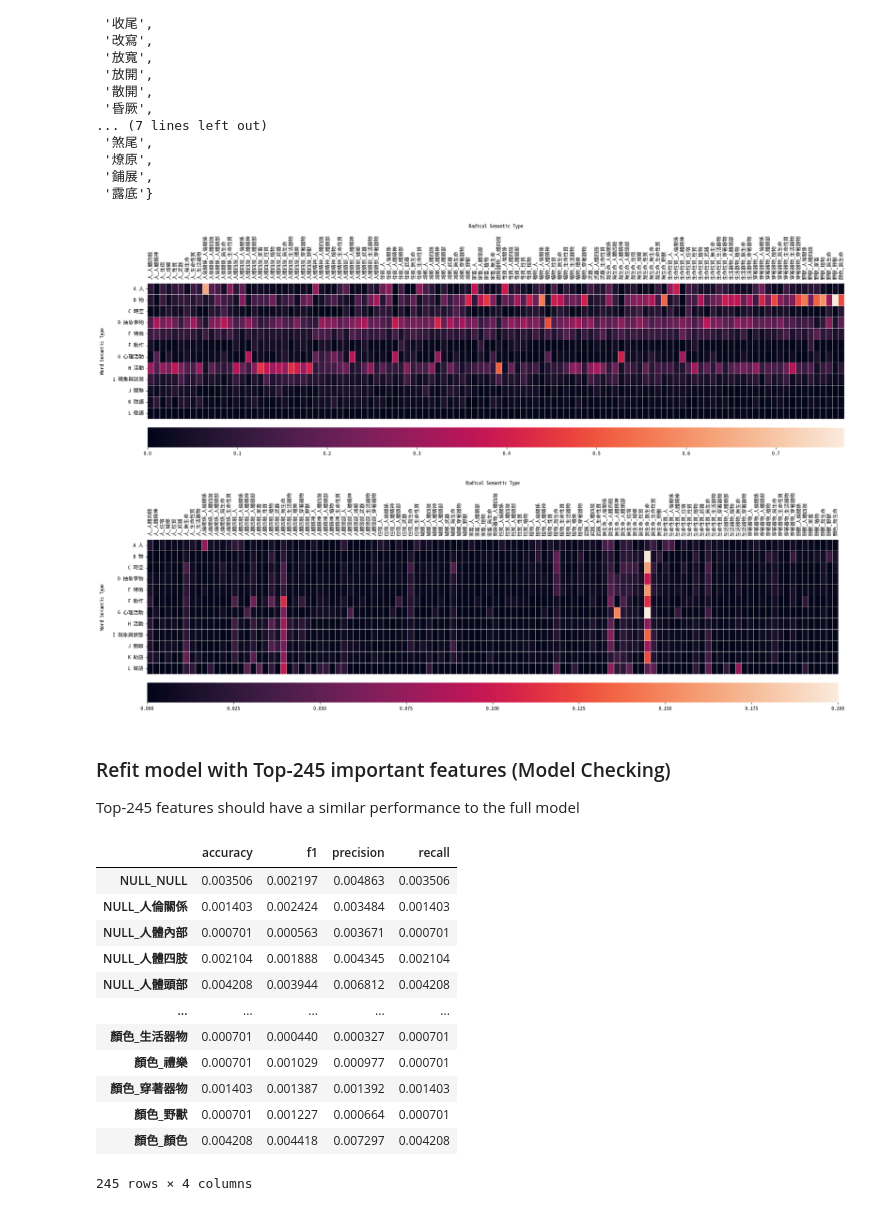
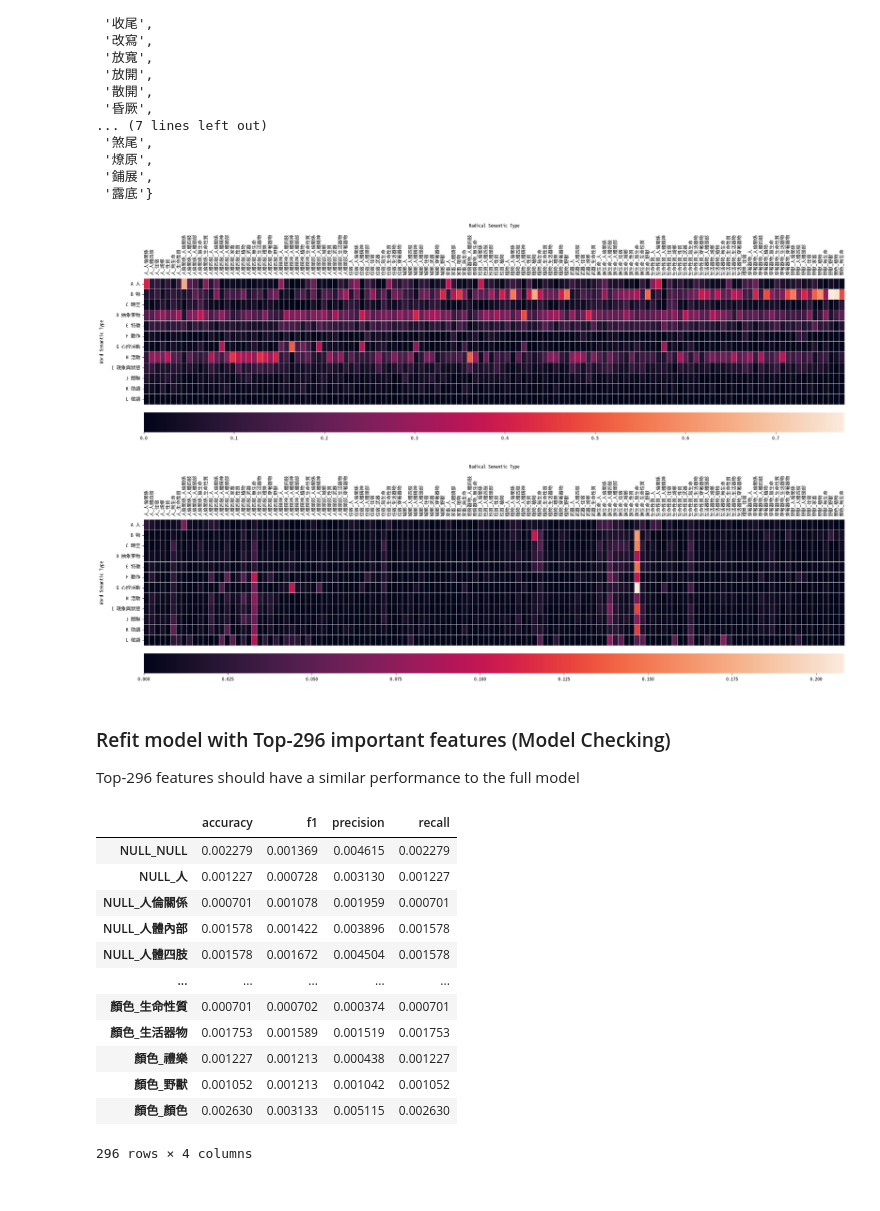
Before and after one commit to liao961120/cilin, a Jupyter notebook: etc/radical_semantic_classification.ipynb, the cells around one changed output. Saved outputs shown, nothing was run; the diff lists cells and outputs as text; code cells hidden in the pictures.

```diff
--- a/etc/radical_semantic_classification.ipynb
+++ b/etc/radical_semantic_classification.ipynb
@@ -249,7 +244,7 @@ scoring = {
     'f1': 'f1_weighted',
 }
 imps = permutation_importance(model, X_test, y_test, scoring=scoring, #'f1_micro',  #scoring, #['f1_micro', 'accuracy'],
-                              n_repeats=2, n_jobs=-1, random_state=100)
+                              n_repeats=8, n_jobs=-1, random_state=100)
 # %%
 importances = imps['f1']['importances_mean']
 # std = imps['f1']['importances_std']
@@ -471,7 +468,7 @@ scoring = {
     'f1': 'f1_weighted',
 }
 imps = permutation_importance(model, X_test, y_test, scoring=scoring, #'f1_micro',  #scoring, #['f1_micro', 'accuracy'],
-                              n_repeats=2, n_jobs=-1, random_state=100)
+                              n_repeats=8, n_jobs=-1, random_state=100)
 
 
 importances = imps['f1']['importances_mean']
@@ -624,41 +621,41 @@ s1.intersection(s2)
 # %%
 DTM_all = DocumentTermMatrix(RSTagger=Tagger, Cilin=C, level=1)
 selected_feat_idx = [DTM_all.features.index(x) for x in df_importance_selected.index]
 selected_feat_idx
 count_mat = np.take(DTM_all.count_mat, selected_feat_idx, axis=1)
 
-plt.figure(figsize=(24, 6), dpi=130)
+plt.figure(figsize=(26, 6), dpi=130)
 P_givenFeat = count_mat / np.sum(count_mat, axis=0)
 heatmap2(P_givenFeat)
 # %% [output]
-[figure, old version]
+[figure, new version]
 # %%
-plt.figure(figsize=(24, 6), dpi=130)
+plt.figure(figsize=(26, 6), dpi=130)
 P_givenDoc = (count_mat.T / np.sum(count_mat, axis=1)).T
 heatmap2(P_givenDoc)
 # %% [output]
-[figure, old version]
+[figure, new version]
 # %% [markdown]
-### Refit model with Top-245 important features (Model Checking)
+### Refit model with Top-296 important features (Model Checking)
 
-Top-245 features should have a similar performance to the full model
+Top-296 features should have a similar performance to the full model
 # %%
 df_importance_selected = df_importance[df_importance > 0].dropna(axis=0, how='any')
 df_importance_selected
 # %% [output]
 |  | accuracy | f1 | precision | recall |
-| NULL_NULL | 0.003506 | 0.002197 | 0.004863 | 0.003506 |
-| NULL_人倫關係 | 0.001403 | 0.002424 | 0.003484 | 0.001403 |
-| NULL_人體內部 | 0.000701 | 0.000563 | 0.003671 | 0.000701 |
-| NULL_人體四肢 | 0.002104 | 0.001888 | 0.004345 | 0.002104 |
-| NULL_人體頭部 | 0.004208 | 0.003944 | 0.006812 | 0.004208 |
+| NULL_NULL | 0.002279 | 0.001369 | 0.004615 | 0.002279 |
+| NULL_人 | 0.001227 | 0.000728 | 0.003130 | 0.001227 |
+| NULL_人倫關係 | 0.000701 | 0.001078 | 0.001959 | 0.000701 |
+| NULL_人體內部 | 0.001578 | 0.001422 | 0.003896 | 0.001578 |
+| NULL_人體四肢 | 0.001578 | 0.001672 | 0.004504 | 0.001578 |
 | ... | ... | ... | ... | ... |
-| 顏色_生活器物 | 0.000701 | 0.000440 | 0.000327 | 0.000701 |
-| 顏色_禮樂 | 0.000701 | 0.001029 | 0.000977 | 0.000701 |
-| 顏色_穿著器物 | 0.001403 | 0.001387 | 0.001392 | 0.001403 |
-| 顏色_野獸 | 0.000701 | 0.001227 | 0.000664 | 0.000701 |
-| 顏色_顏色 | 0.004208 | 0.004418 | 0.007297 | 0.004208 |
+| 顏色_生命性質 | 0.000701 | 0.000702 | 0.000374 | 0.000701 |
+| 顏色_生活器物 | 0.001753 | 0.001589 | 0.001519 | 0.001753 |
+| 顏色_禮樂 | 0.001227 | 0.001213 | 0.000438 | 0.001227 |
+| 顏色_野獸 | 0.001052 | 0.001213 | 0.001042 | 0.001052 |
+| 顏色_顏色 | 0.002630 | 0.003133 | 0.005115 | 0.002630 |
-245 rows × 4 columns
+296 rows × 4 columns
 # %%
 from random import sample, seed
 
```
Also changed, not shown: parts of 9 cells of this notebook.
